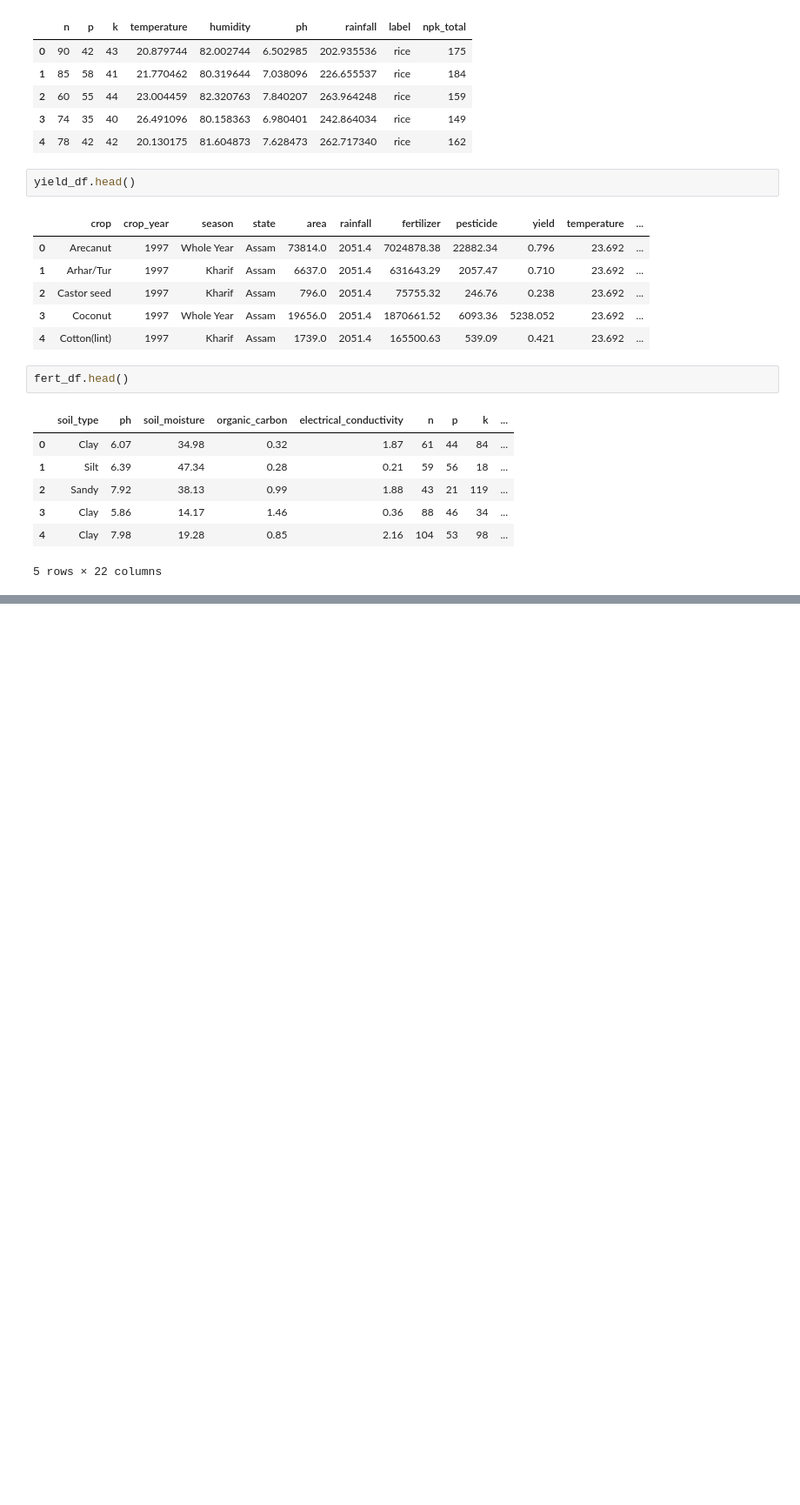
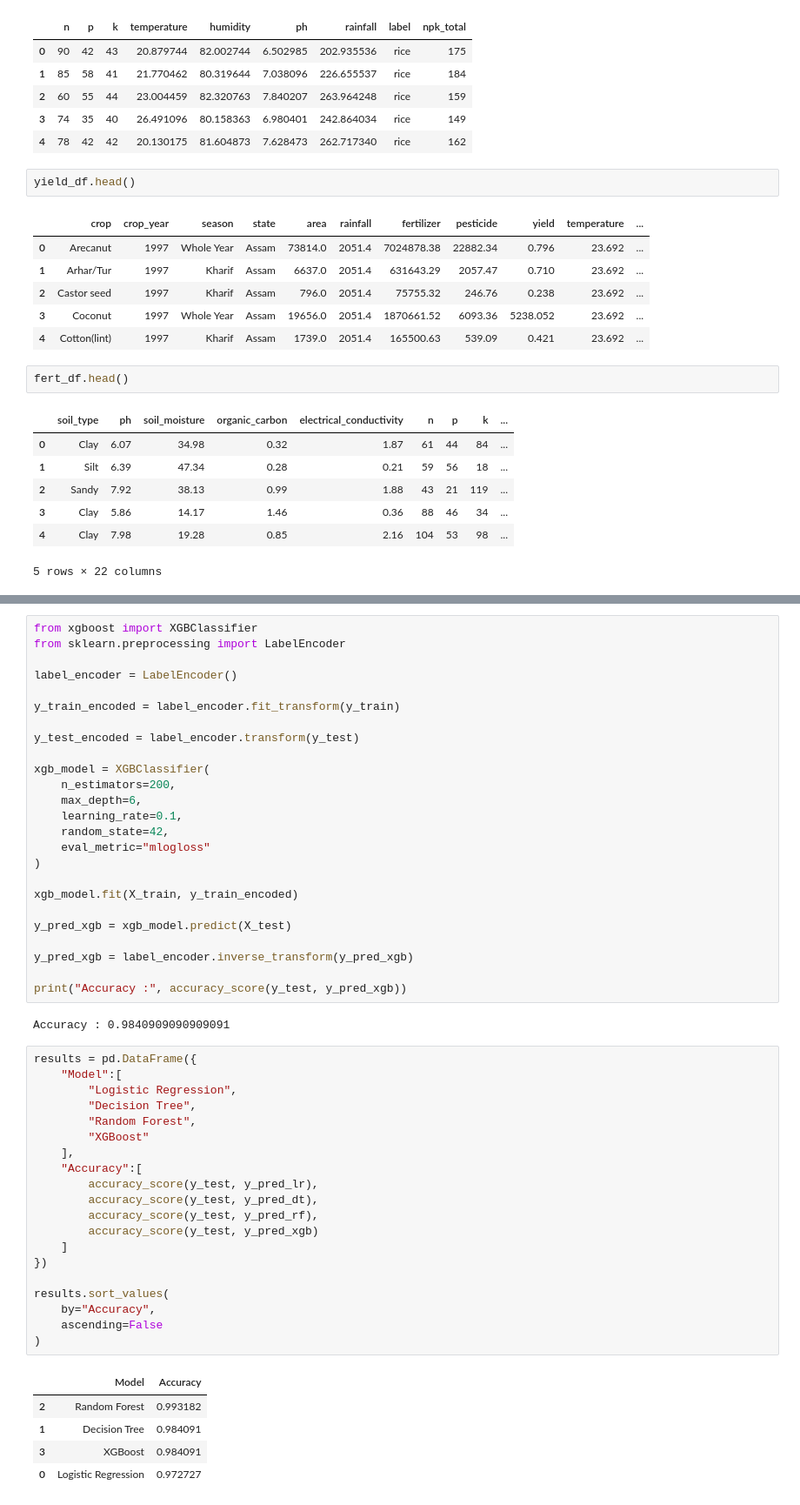
Before and after one commit to venkatjyoshitpotnuru/AgriFlow-AI, a Jupyter notebook: notebooks/AgriFlow_AI.ipynb, the cells around one changed output, grey strips where cells are left out. Shown at 87% size. Cells and saved outputs as stored; diff of their text form; blank space fills up the shorter version.

```diff
--- a/notebooks/AgriFlow_AI.ipynb
+++ b/notebooks/AgriFlow_AI.ipynb
@@ -865,0 +1000,53 @@ fert_df.head()
+# %%
+from xgboost import XGBClassifier
+from sklearn.preprocessing import LabelEncoder
+
+label_encoder = LabelEncoder()
+
+y_train_encoded = label_encoder.fit_transform(y_train)
+
+y_test_encoded = label_encoder.transform(y_test)
+
+xgb_model = XGBClassifier(
+    n_estimators=200,
+    max_depth=6,
+    learning_rate=0.1,
+    random_state=42,
+    eval_metric="mlogloss"
+)
+
+xgb_model.fit(X_train, y_train_encoded)
+
+y_pred_xgb = xgb_model.predict(X_test)
+
+y_pred_xgb = label_encoder.inverse_transform(y_pred_xgb)
+
+print("Accuracy :", accuracy_score(y_test, y_pred_xgb))
+# %% [output]
+Accuracy : 0.9840909090909091
+# %%
+results = pd.DataFrame({
+    "Model":[
+        "Logistic Regression",
+        "Decision Tree",
+        "Random Forest",
+        "XGBoost"
+    ],
+    "Accuracy":[
+        accuracy_score(y_test, y_pred_lr),
+        accuracy_score(y_test, y_pred_dt),
+        accuracy_score(y_test, y_pred_rf),
+        accuracy_score(y_test, y_pred_xgb)
+    ]
+})
+
+results.sort_values(
+    by="Accuracy",
+    ascending=False
+)
+# %% [output]
+|  | Model | Accuracy |
+| 2 | Random Forest | 0.993182 |
+| 1 | Decision Tree | 0.984091 |
+| 3 | XGBoost | 0.984091 |
+| 0 | Logistic Regression | 0.972727 |
```
Also changed, not shown: parts of 14 cells of this notebook.
